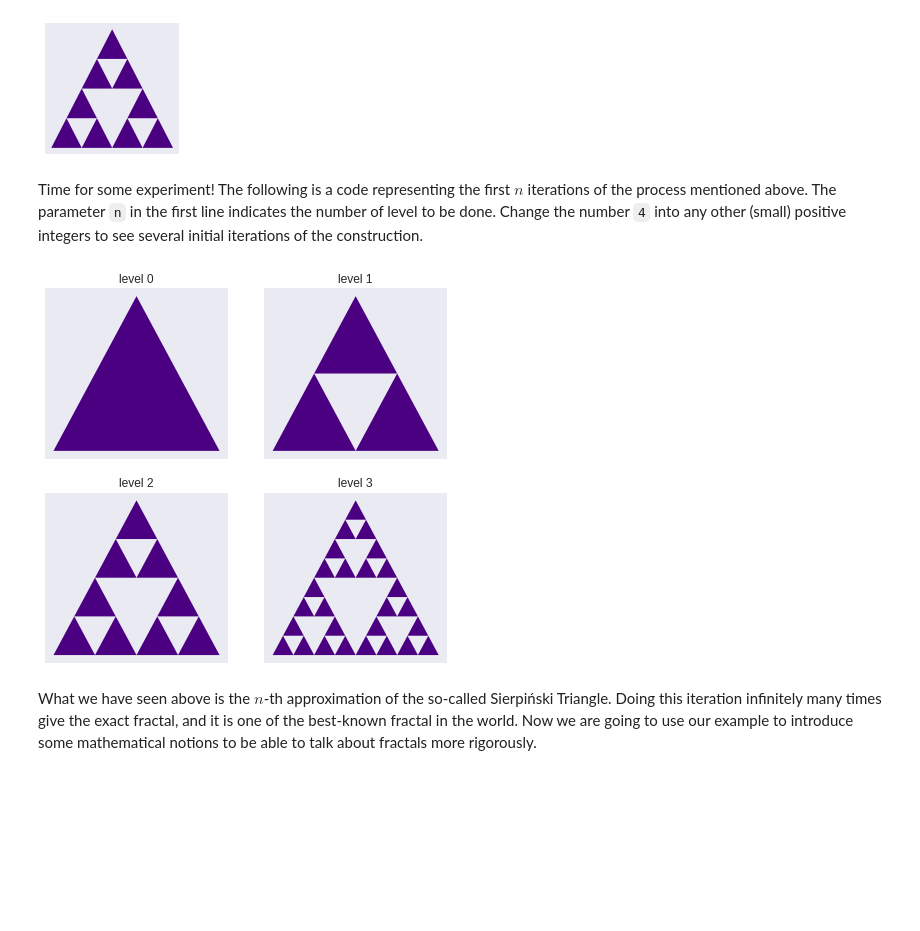
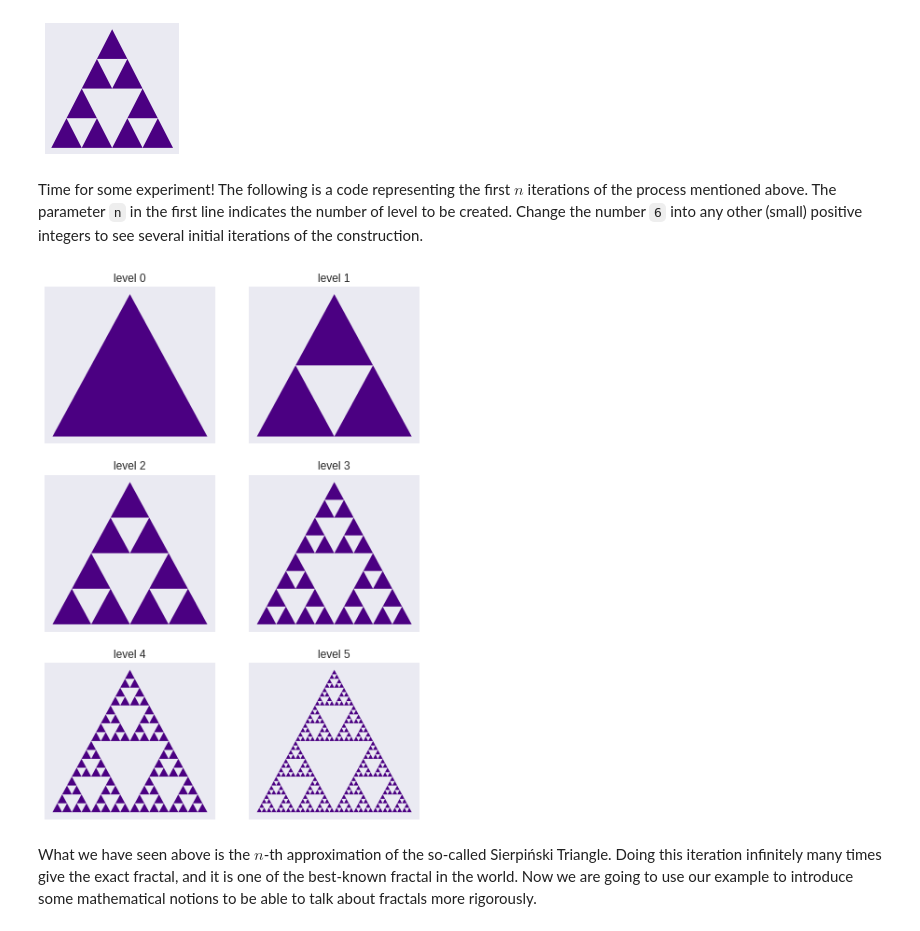
Before and after one commit to salimstnl/bme-fractal, a Jupyter notebook: main.ipynb, the cells around one changed output. Saved outputs shown, nothing was run; the diff lists cells and outputs as text; code cells hidden in the pictures; blank space fills up the shorter version.

```diff
--- a/main.ipynb
+++ b/main.ipynb
@@ -103,13 +104,13 @@ sier.step4(sier.sbase)
 # %% [output]
 [figure]
 # %% [markdown]
-Time for some experiment! The following is a code representing the first $n$ iterations of the process mentioned above. The parameter `n` in the first line indicates the number of level to be done. Change the number `4` into any other (small) positive integers to see several initial iterations of the construction.
+Time for some experiment! The following is a code representing the first $n$ iterations of the process mentioned above. The parameter `n` in the first line indicates the number of level to be created. Change the number `6` into any other (small) positive integers to see several initial iterations of the construction.
 # %%
-n = 4    # Try changing 4 into 8 and wait for the magic.
+n = 6    # Modify the parameter here.
 
 sier.splot(sier.sbase, n)
 # %% [output]
-[figure, old version]
+[figure, new version]
 # %% [markdown]
 What we have seen above is the $n$-th approximation of the so-called Sierpiński Triangle. Doing this iteration infinitely many times give the exact fractal, and it is one of the best-known fractal in the world. Now we are going to use our example to introduce some mathematical notions to be able to talk about fractals more rigorously.
 # %% [markdown]
```
Also changed, not shown: parts of 7 cells of this notebook.
